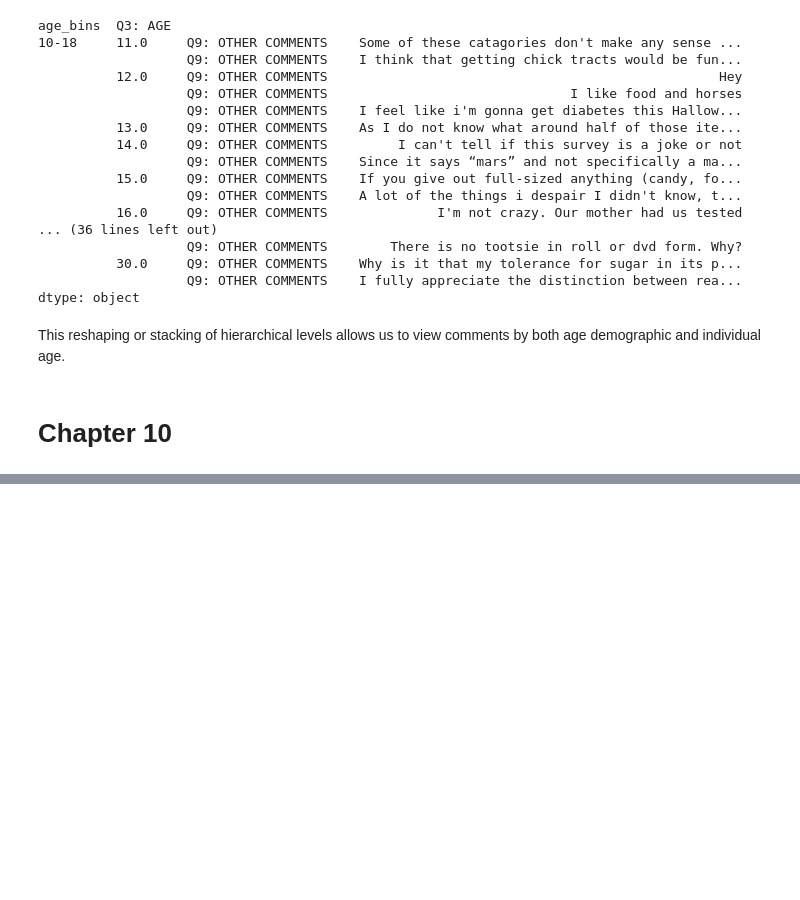
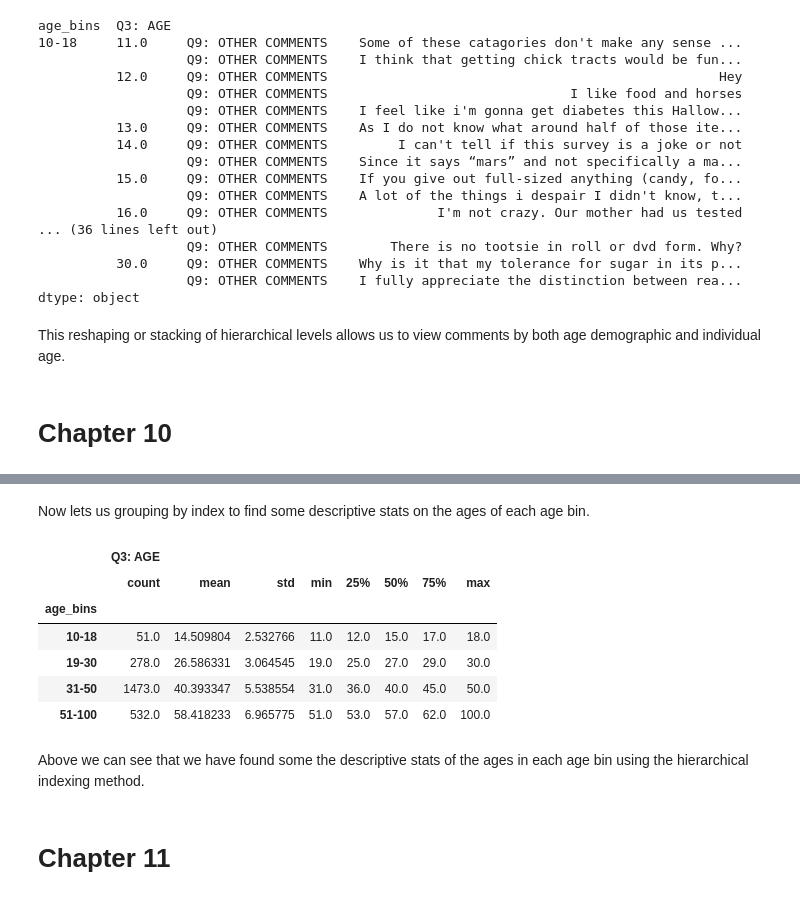
Before and after one commit to Matt-Heinen/DSC-540, a Jupyter notebook: Heinen_DSC540_Weeks_5&6.ipynb, the cells around one changed output, grey strips where cells are left out. Saved outputs shown, nothing was run; the diff lists cells and outputs as text; code cells hidden in the pictures; blank space fills up the shorter version.

```diff
--- a/Heinen_DSC540_Weeks_5&6.ipynb
+++ b/Heinen_DSC540_Weeks_5&6.ipynb
@@ -257,0 +293,31 @@ This reshaping or stacking of hierarchical levels allows us to view comments by
+# %% [markdown]
+Now lets us grouping by index to find some descriptive stats on the ages of each age bin.
+# %%
+# Create new smaller df for readability.
+
+c_small_2 = candy[['age_bins', 'Q3: AGE']]
+
+#Drop null
+c_small_2 = c_small_2.dropna()
+
+# sort by age
+
+c_small_2 = c_small_2.sort_values(by='Q3: AGE')
+# %%
+# Create hierarchy
+
+c_small_2.set_index(['age_bins'], inplace=True)
+# %%
+c_small_2.groupby(level = 'age_bins').describe()
+# %% [output]
+|  | Q3: AGE |  |  |  |  |  |  |  |
+|  | count | mean | std | min | 25% | 50% | 75% | max |
+| age_bins |  |  |  |  |  |  |  |  |
+| 10-18 | 51.0 | 14.509804 | 2.532766 | 11.0 | 12.0 | 15.0 | 17.0 | 18.0 |
+| 19-30 | 278.0 | 26.586331 | 3.064545 | 19.0 | 25.0 | 27.0 | 29.0 | 30.0 |
+| 31-50 | 1473.0 | 40.393347 | 5.538554 | 31.0 | 36.0 | 40.0 | 45.0 | 50.0 |
+| 51-100 | 532.0 | 58.418233 | 6.965775 | 51.0 | 53.0 | 57.0 | 62.0 | 100.0 |
+# %% [markdown]
+Above we can see that we have found some the descriptive stats of the ages in each age bin using the hierarchical indexing method.
+# %% [markdown]
+# Chapter 11
```
Also changed, not shown: parts of 9 cells of this notebook.
